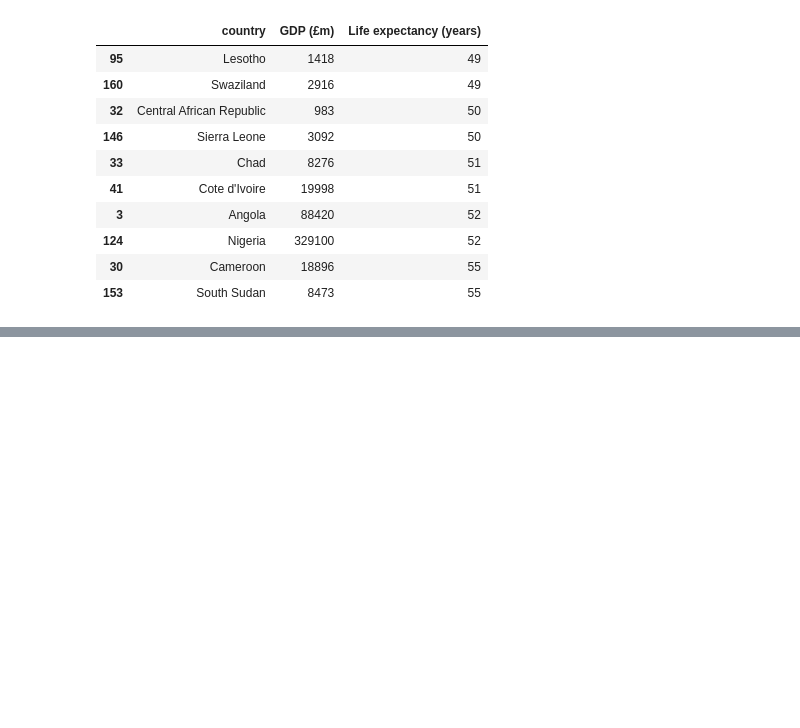
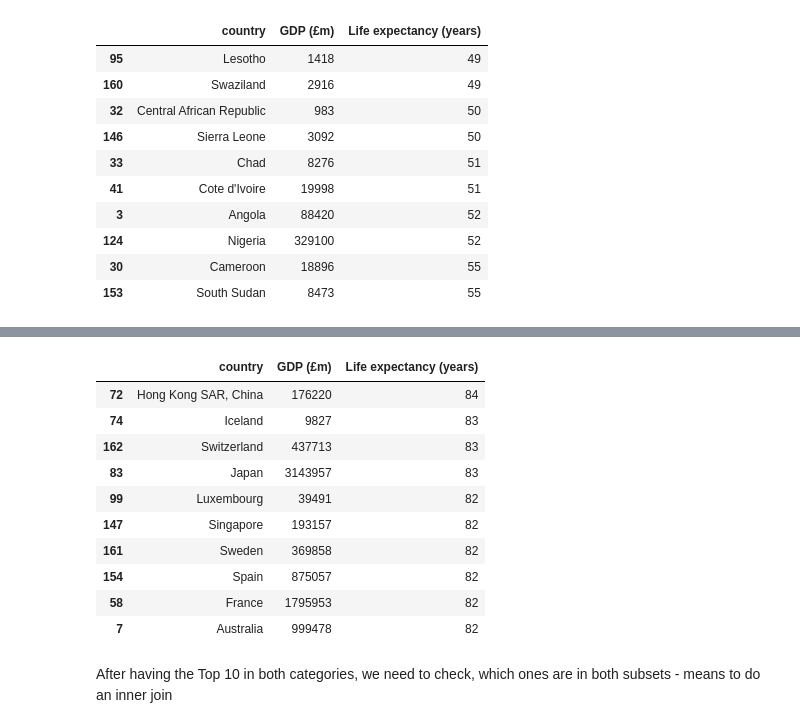
Before and after one commit to herb64/data-analysis, a Jupyter notebook: Week_3_project-herbert-mehlhose.ipynb, the cells around one changed output, grey strips where cells are left out. Saved outputs shown, nothing was run; the diff lists cells and outputs as text; code cells hidden in the pictures; blank space fills up the shorter version.

```diff
--- a/Week_3_project-herbert-mehlhose.ipynb
+++ b/Week_3_project-herbert-mehlhose.ipynb
@@ -176,0 +203,17 @@ gdpVsLife.sort(LIFE).head(10)
+# %%
+top10Live = gdpVsLife.sort(LIFE, ascending=False).head(10)
+top10Live
+# %% [output]
+|  | country | GDP (£m) | Life expectancy (years) |
+| 72 | Hong Kong SAR, China | 176220 | 84 |
+| 74 | Iceland | 9827 | 83 |
+| 162 | Switzerland | 437713 | 83 |
+| 83 | Japan | 3143957 | 83 |
+| 99 | Luxembourg | 39491 | 82 |
+| 147 | Singapore | 193157 | 82 |
+| 161 | Sweden | 369858 | 82 |
+| 154 | Spain | 875057 | 82 |
+| 58 | France | 1795953 | 82 |
+| 7 | Australia | 999478 | 82 |
+# %% [markdown]
+After having the Top 10 in both categories, we need to check, which ones are in both subsets - means to do an inner join
```
Also changed, not shown: parts of 10 cells of this notebook.
